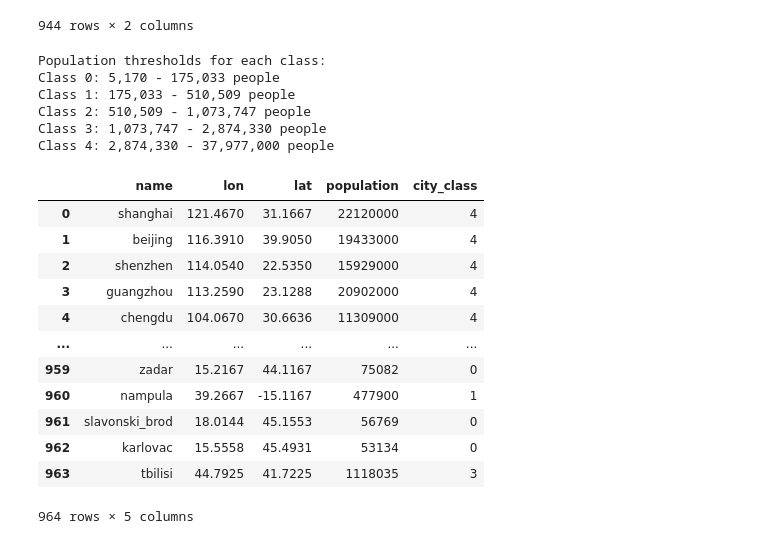
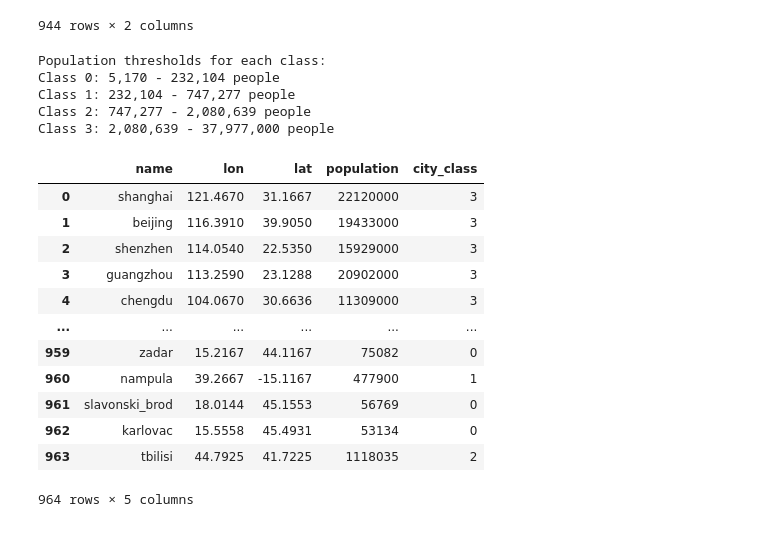
Before and after one commit to eo-agh/daes-project-2425-slodziaki-bystrzaki, a Jupyter notebook: models/neural_networks_classification.ipynb, the cells around one changed output. Cells and saved outputs as stored; diff of their text form; code cells hidden in the pictures.

```diff
--- a/models/neural_networks_classification.ipynb
+++ b/models/neural_networks_classification.ipynb
@@ -100,32 +100,31 @@ images_df
 # %%
 population = pd.read_csv(population_data_path)
 population['name'] = population['name'].str.lower().str.replace(' ', '_')
 
-n_classes = 5
+n_classes = 4
 population['city_class'], bins = pd.qcut(population['population'], q=n_classes, labels=False, retbins=True)
 print("Population thresholds for each class:")
 for i in range(len(bins)-1):
     print(f"Class {i}: {bins[i]:,.0f} - {bins[i+1]:,.0f} people")
 population
 # %% [output]
 Population thresholds for each class:
-Class 0: 5,170 - 175,033 people
-Class 1: 175,033 - 510,509 people
-Class 2: 510,509 - 1,073,747 people
-Class 3: 1,073,747 - 2,874,330 people
-Class 4: 2,874,330 - 37,977,000 people
+Class 0: 5,170 - 232,104 people
+Class 1: 232,104 - 747,277 people
+Class 2: 747,277 - 2,080,639 people
+Class 3: 2,080,639 - 37,977,000 people
 |  | name | lon | lat | population | city_class |
-| 0 | shanghai | 121.4670 | 31.1667 | 22120000 | 4 |
-| 1 | beijing | 116.3910 | 39.9050 | 19433000 | 4 |
-| 2 | shenzhen | 114.0540 | 22.5350 | 15929000 | 4 |
-| 3 | guangzhou | 113.2590 | 23.1288 | 20902000 | 4 |
-| 4 | chengdu | 104.0670 | 30.6636 | 11309000 | 4 |
+| 0 | shanghai | 121.4670 | 31.1667 | 22120000 | 3 |
+| 1 | beijing | 116.3910 | 39.9050 | 19433000 | 3 |
+| 2 | shenzhen | 114.0540 | 22.5350 | 15929000 | 3 |
+| 3 | guangzhou | 113.2590 | 23.1288 | 20902000 | 3 |
+| 4 | chengdu | 104.0670 | 30.6636 | 11309000 | 3 |
 | ... | ... | ... | ... | ... | ... |
 | 959 | zadar | 15.2167 | 44.1167 | 75082 | 0 |
 | 960 | nampula | 39.2667 | -15.1167 | 477900 | 1 |
 | 961 | slavonski_brod | 18.0144 | 45.1553 | 56769 | 0 |
 | 962 | karlovac | 15.5558 | 45.4931 | 53134 | 0 |
-| 963 | tbilisi | 44.7925 | 41.7225 | 1118035 | 3 |
+| 963 | tbilisi | 44.7925 | 41.7225 | 1118035 | 2 |
 964 rows × 5 columns
 # %%
 df = pd.merge(population, images_df, on='name', how='left')
```
Also changed, not shown: parts of 10 cells of this notebook.
